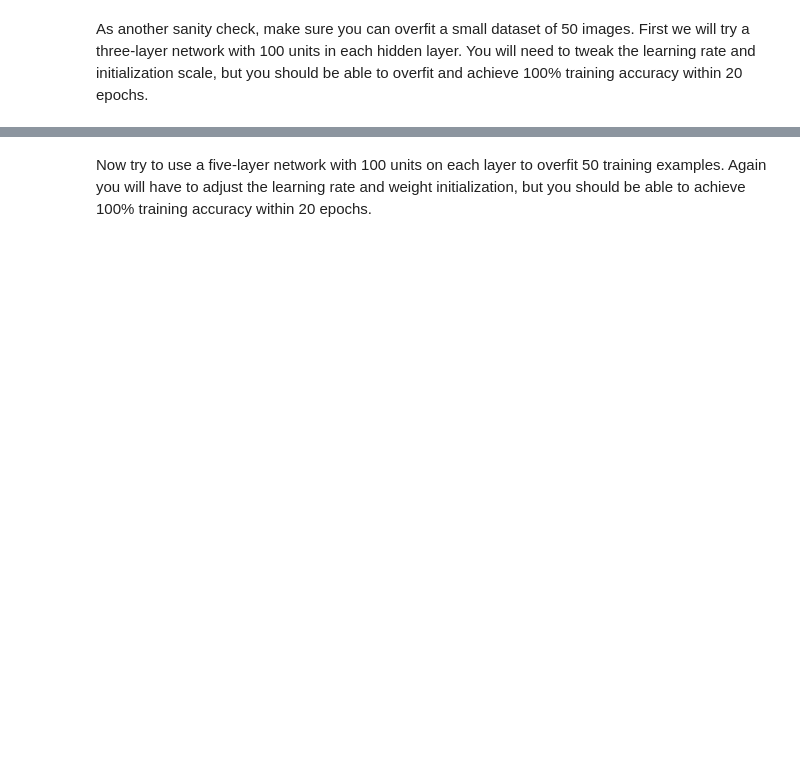
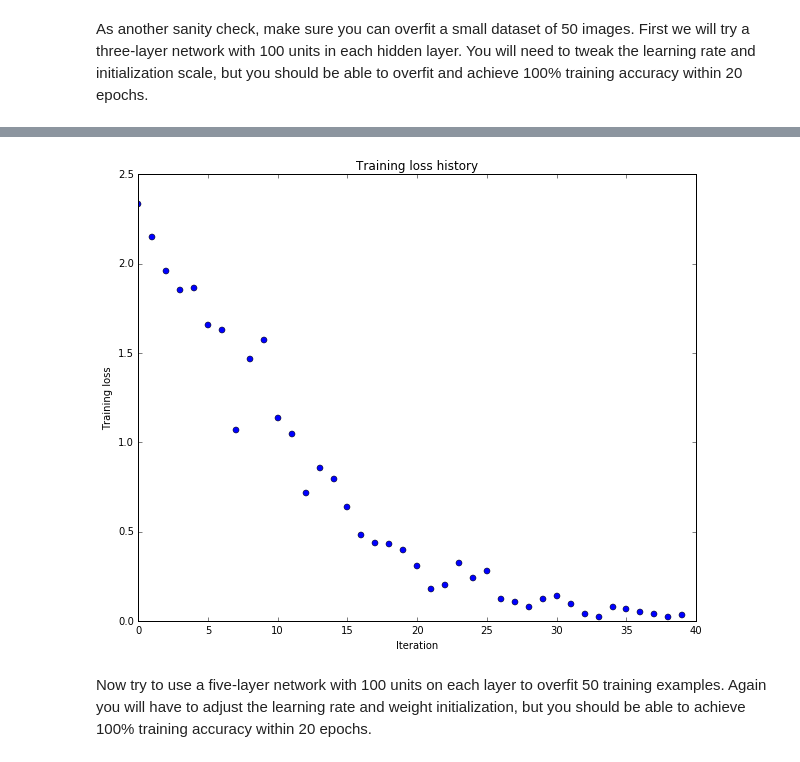
Before and after one commit to ctliu3/MOOC, a Jupyter notebook: cs231n/assignment2/FullyConnectedNets.ipynb, the cells around one changed output, grey strips where cells are left out. Drawn from its saved outputs; the diff is of its cells as text; code cells hidden in the pictures; blank space fills up the shorter version.

```diff
--- a/cs231n/assignment2/FullyConnectedNets.ipynb
+++ b/cs231n/assignment2/FullyConnectedNets.ipynb
@@ -345,7 +425,7 @@ small_data = {
 }
 
 weight_scale = 1e-2
-learning_rate = 1e-4
+learning_rate = 1e-2
 model = FullyConnectedNet([100, 100],
               weight_scale=weight_scale, dtype=np.float64)
 solver = Solver(model, small_data,
@@ -362,3 +442,4 @@ plt.title('Training loss history')
 plt.xlabel('Iteration')
 plt.ylabel('Training loss')
 plt.show()
+# %% [output]
@@ -365,3 +463,4 @@ plt.show()
+[figure, added]
 # %% [markdown]
 Now try to use a five-layer network with 100 units on each layer to overfit 50 training examples. Again you will have to adjust the learning rate and weight initialization, but you should be able to achieve 100% training accuracy within 20 epochs.
 # %%
```
Also changed, not shown: parts of 14 cells of this notebook, 3 other files.
